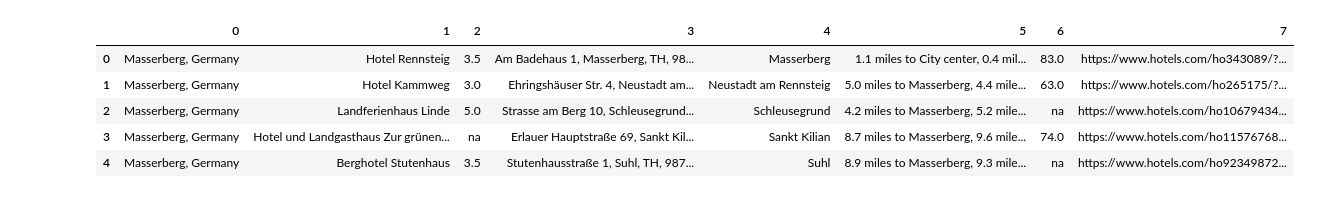
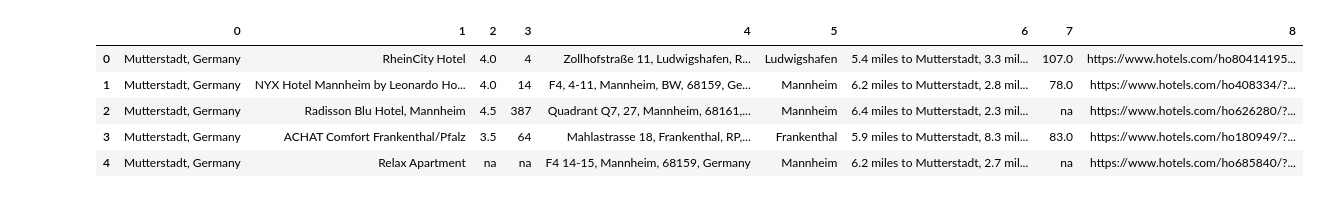
Before and after one commit to fpleoni/where_do_we_go_from_here, a Jupyter notebook: jupyter_notebooks/embeddings_with_scraped_hotels.ipynb, the cells around one changed output. Cells and saved outputs as stored; diff of their text form; code cells hidden in the pictures.

Commit message:
changes to NN architecture, additional data cleaning steps

```diff
--- a/jupyter_notebooks/embeddings_with_scraped_hotels.ipynb
+++ b/jupyter_notebooks/embeddings_with_scraped_hotels.ipynb
@@ -14,18 +13,18 @@ from sklearn.impute import SimpleImputer
 # %%
 # Path to file
-hotels_path = "../data/hotels_com_scrape_v2.csv"
+hotels_path = "../data/hotels_com_scrape_v3.csv"
 
 # Dataframe
 hotels_df = pd.read_csv(hotels_path, header = None)
 
 # Sanity check
 hotels_df.head()
 # %% [output]
-|  | 0 | 1 | 2 | 3 | 4 | 5 | 6 | 7 |
-| 0 | Masserberg, Germany | Hotel Rennsteig | 3.5 | Am Badehaus 1, Masserberg, TH, 98... | Masserberg | 1.1 miles to City center, 0.4 mil... | 83.0 | https://www.hotels.com/ho343089/?... |
-| 1 | Masserberg, Germany | Hotel Kammweg | 3.0 | Ehringshäuser Str. 4, Neustadt am... | Neustadt am Rennsteig | 5.0 miles to Masserberg, 4.4 mile... | 63.0 | https://www.hotels.com/ho265175/?... |
-| 2 | Masserberg, Germany | Landferienhaus Linde | 5.0 | Strasse am Berg 10, Schleusegrund... | Schleusegrund | 4.2 miles to Masserberg, 5.2 mile... | na | https://www.hotels.com/ho10679434... |
-| 3 | Masserberg, Germany | Hotel und Landgasthaus Zur grünen... | na | Erlauer Hauptstraße 69, Sankt Kil... | Sankt Kilian | 8.7 miles to Masserberg, 9.6 mile... | 74.0 | https://www.hotels.com/ho11576768... |
-| 4 | Masserberg, Germany | Berghotel Stutenhaus | 3.5 | Stutenhausstraße 1, Suhl, TH, 987... | Suhl | 8.9 miles to Masserberg, 9.3 mile... | na | https://www.hotels.com/ho92349872... |
+|  | 0 | 1 | 2 | 3 | 4 | 5 | 6 | 7 | 8 |
+| 0 | Mutterstadt, Germany | RheinCity Hotel | 4.0 | 4 | Zollhofstraße 11, Ludwigshafen, R... | Ludwigshafen | 5.4 miles to Mutterstadt, 3.3 mil... | 107.0 | https://www.hotels.com/ho80414195... |
+| 1 | Mutterstadt, Germany | NYX Hotel Mannheim by Leonardo Ho... | 4.0 | 14 | F4, 4-11, Mannheim, BW, 68159, Ge... | Mannheim | 6.2 miles to Mutterstadt, 2.8 mil... | 78.0 | https://www.hotels.com/ho408334/?... |
+| 2 | Mutterstadt, Germany | Radisson Blu Hotel, Mannheim | 4.5 | 387 | Quadrant Q7, 27, Mannheim, 68161,... | Mannheim | 6.4 miles to Mutterstadt, 2.3 mil... | na | https://www.hotels.com/ho626280/?... |
+| 3 | Mutterstadt, Germany | ACHAT Comfort Frankenthal/Pfalz | 3.5 | 64 | Mahlastrasse 18, Frankenthal, RP,... | Frankenthal | 5.9 miles to Mutterstadt, 8.3 mil... | 83.0 | https://www.hotels.com/ho180949/?... |
+| 4 | Mutterstadt, Germany | Relax Apartment | na | na | F4 14-15, Mannheim, 68159, Germany | Mannheim | 6.2 miles to Mutterstadt, 2.7 mil... | na | https://www.hotels.com/ho685840/?... |
 # %%
 # Rename columns
```
Also changed, not shown: parts of 31 cells of this notebook.
